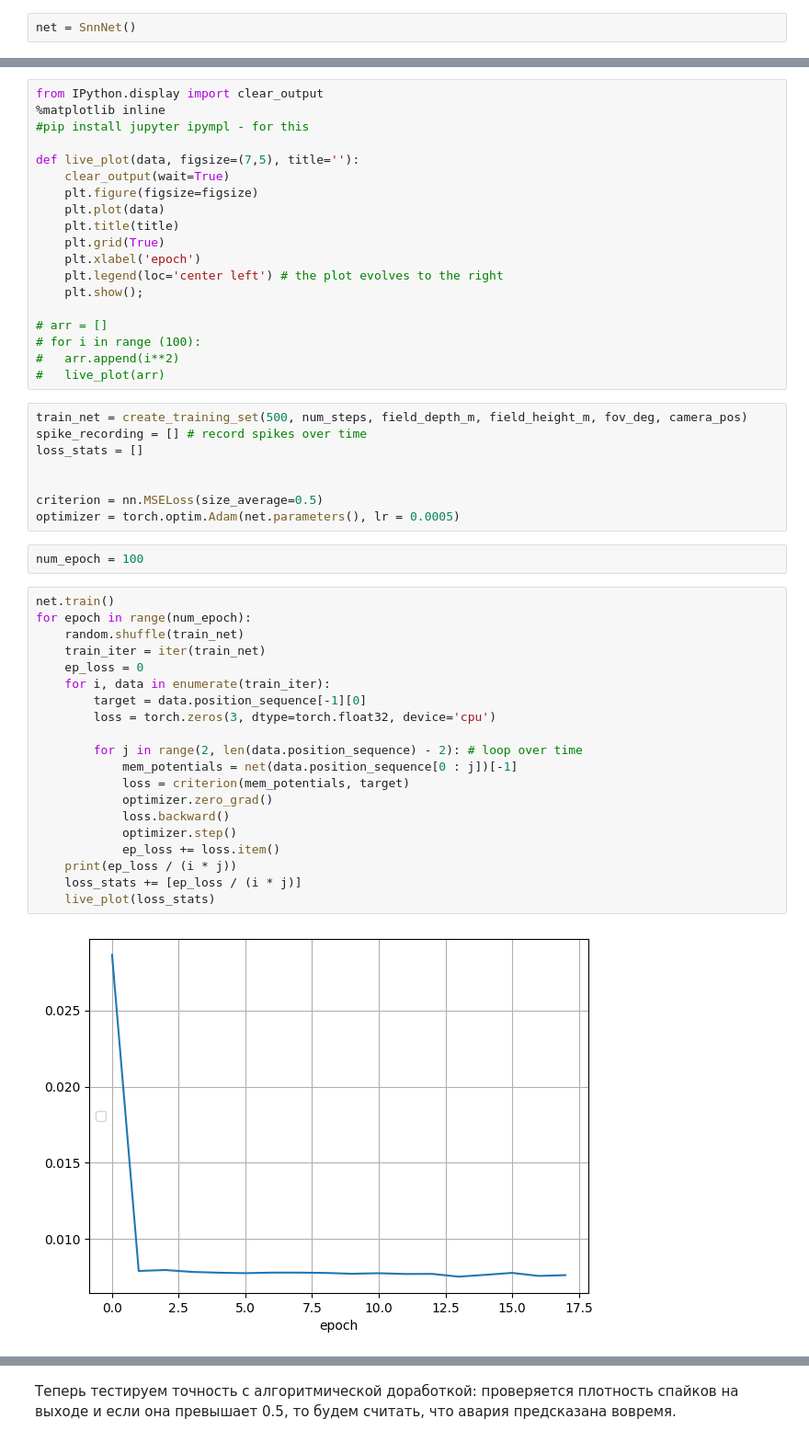
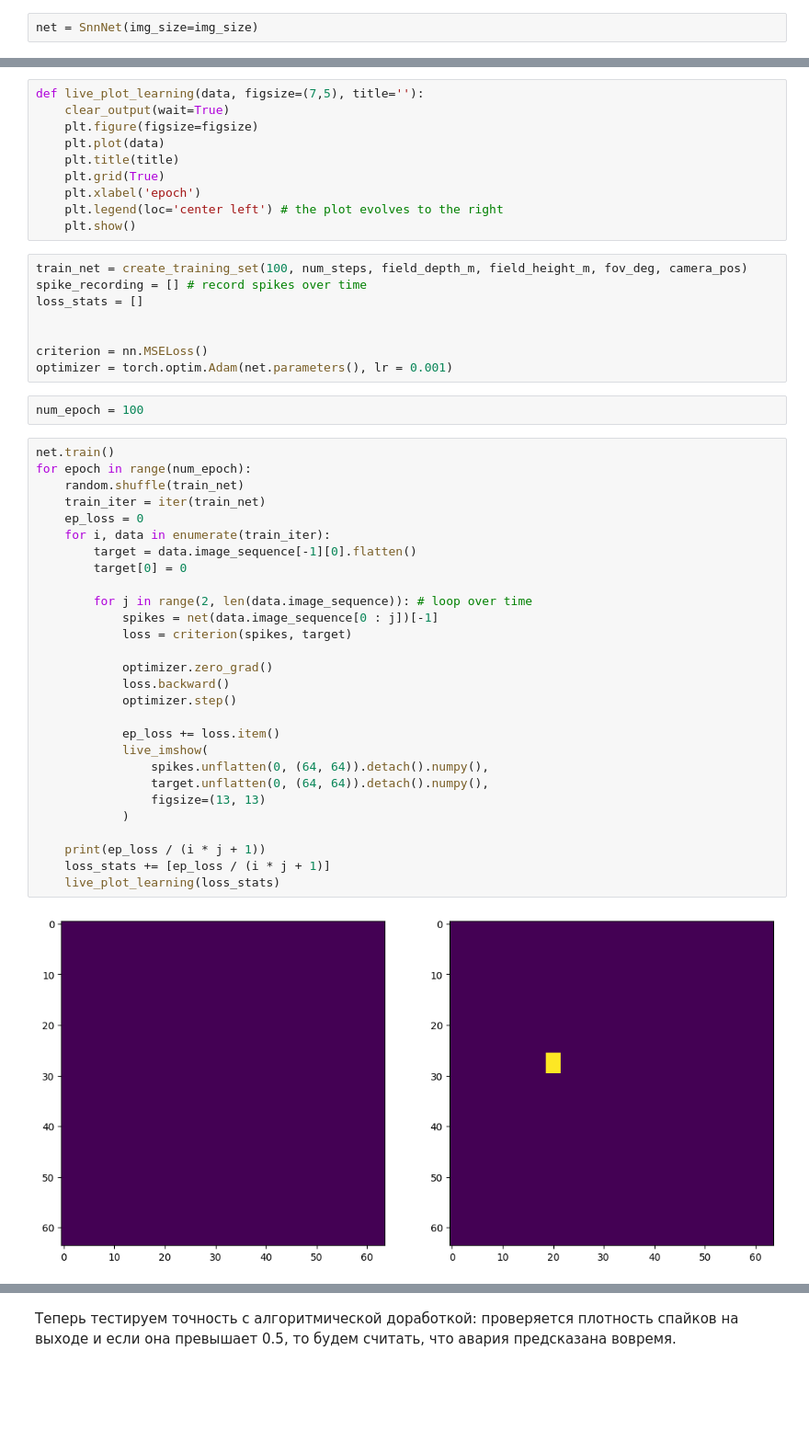
Before and after one commit to mattykurlzz/snn_crash_recognition, a Jupyter notebook: snn.ipynb, the cells around one changed output, grey strips where cells are left out. Shown: that part at 92% size. Saved outputs shown, nothing was run; the diff lists cells and outputs as text; blank space fills up the shorter version.

Commit message:
image prediction before learning

```diff
--- a/snn.ipynb
+++ b/snn.ipynb
@@ -100,2 +272,2 @@ class SnnNet(nn.Module):
 # %%
-net = SnnNet()
+net = SnnNet(img_size=img_size)
@@ -120,9 +304,5 @@ ax.scatter(net.membrane_mem.detach().numpy()[:, 0], net.membrane_mem.detach().nu
 # %%
-from IPython.display import clear_output
-%matplotlib inline
-#pip install jupyter ipympl - for this
-
-def live_plot(data, figsize=(7,5), title=''):
+def live_plot_learning(data, figsize=(7,5), title=''):
     clear_output(wait=True)
     plt.figure(figsize=figsize)
     plt.plot(data)
@@ -130,44 +310,47 @@ def live_plot(data, figsize=(7,5), title=''):
     plt.grid(True)
     plt.xlabel('epoch')
     plt.legend(loc='center left') # the plot evolves to the right
-    plt.show();
-
-# arr = []
-# for i in range (100):
-#   arr.append(i**2)
-#   live_plot(arr)
+    plt.show()
 # %%
-train_net = create_training_set(500, num_steps, field_depth_m, field_height_m, fov_deg, camera_pos)
+train_net = create_training_set(100, num_steps, field_depth_m, field_height_m, fov_deg, camera_pos)
 spike_recording = [] # record spikes over time
 loss_stats = []
 
 
-criterion = nn.MSELoss(size_average=0.5)
-optimizer = torch.optim.Adam(net.parameters(), lr = 0.0005)
+criterion = nn.MSELoss()
+optimizer = torch.optim.Adam(net.parameters(), lr = 0.001)
 # %%
 num_epoch = 100
 # %%
 net.train()
 for epoch in range(num_epoch):
     random.shuffle(train_net)
     train_iter = iter(train_net)
     ep_loss = 0
     for i, data in enumerate(train_iter):
-        target = data.position_sequence[-1][0]
-        loss = torch.zeros(3, dtype=torch.float32, device='cpu')
+        target = data.image_sequence[-1][0].flatten()
+        target[0] = 0
 
-        for j in range(2, len(data.position_sequence) - 2): # loop over time
-            mem_potentials = net(data.position_sequence[0 : j])[-1]
-            loss = criterion(mem_potentials, target)
+        for j in range(2, len(data.image_sequence)): # loop over time
+            spikes = net(data.image_sequence[0 : j])[-1]
+            loss = criterion(spikes, target)
+
             optimizer.zero_grad()
             loss.backward()
             optimizer.step()
+
             ep_loss += loss.item()
-    print(ep_loss / (i * j))
-    loss_stats += [ep_loss / (i * j)]
-    live_plot(loss_stats)
+            live_imshow(
+                spikes.unflatten(0, (64, 64)).detach().numpy(),
+                target.unflatten(0, (64, 64)).detach().numpy(),
+                figsize=(13, 13)
+            )
+
+    print(ep_loss / (i * j + 1))
+    loss_stats += [ep_loss / (i * j + 1)]
+    live_plot_learning(loss_stats)
 # %% [output]
-[figure, old version]
+[figure, new version]
 KeyboardInterrupt:
 # %%
 def calc_err(spikes : list, target : int):
```
Also changed, not shown: parts of 12 cells of this notebook, 1 other file.
